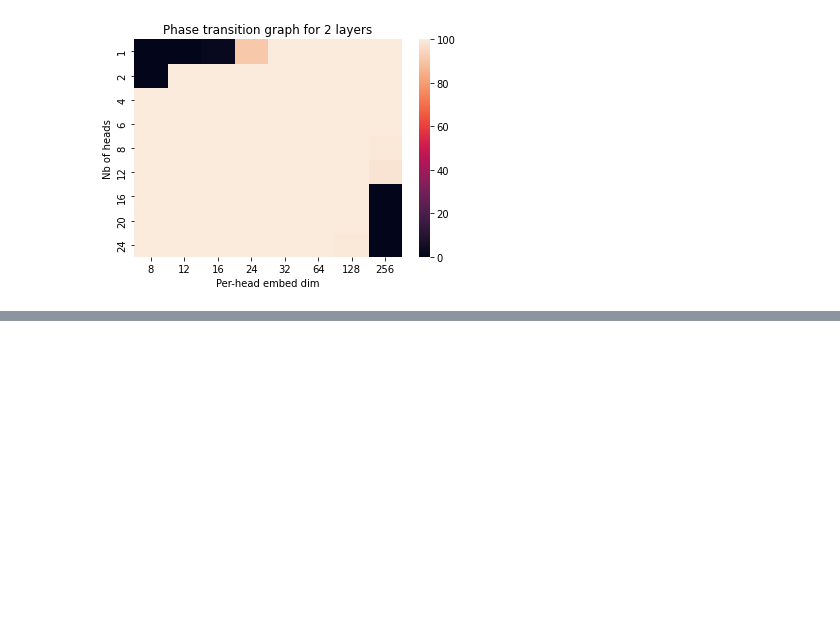
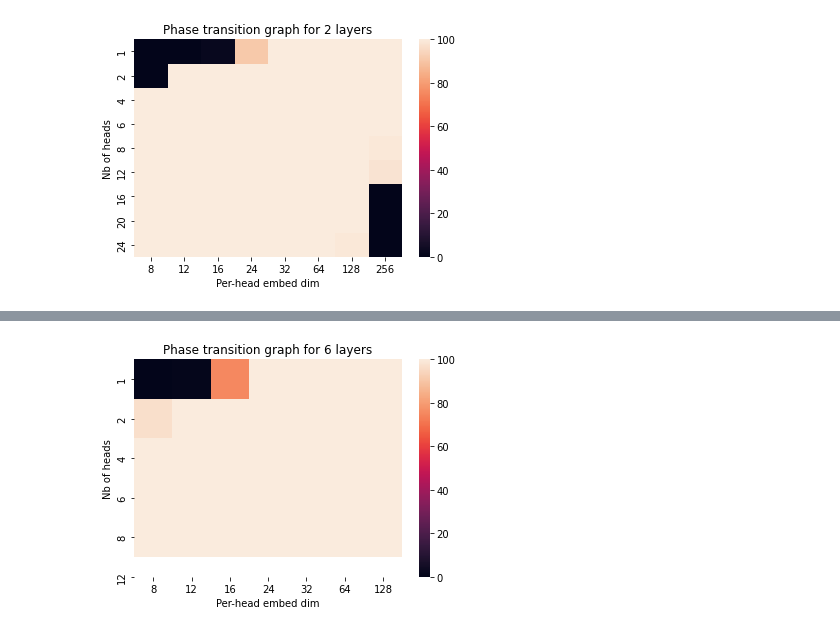
Before and after one commit to aboitreaud/CFGProject, a Jupyter notebook: heatmap_viz.ipynb, the cells around one changed output, grey strips where cells are left out. Cells and saved outputs as stored; diff of their text form; code cells hidden in the pictures; blank space fills up the shorter version.

```diff
--- a/heatmap_viz.ipynb
+++ b/heatmap_viz.ipynb
@@ -49,0 +71,16 @@ plt.show()
+# %%
+n_embed = [8, 12, 16, 24, 32, 64, 128]
+n_heads = [1, 2, 4, 6, 8, 12]
+running_avg = np.array([[0, 1, 75, 99.9, 100, 100, 99.9],
+                       [96.5, 99.86, 99.94, 99.96, 99.98, 99.96, 100],
+                       [99.96, 100, 99.98, 100, 100, 99.94, 100],
+                       [99.94, 99.98, 99.98, 100, 100, 99.94, 99.96],
+                       [99.94, 99.98, 100, 100, 100, 100, 100]])
+# %%
+sns.heatmap(running_avg, xticklabels=n_embed, yticklabels=n_heads, annot=False)
+plt.xlabel('Per-head embed dim')
+plt.ylabel('Nb of heads')
+plt.title('Phase transition graph for 6 layers')
+plt.show()
+# %% [output]
+[figure, added]
```
Also changed, not shown: parts of 4 cells of this notebook.
